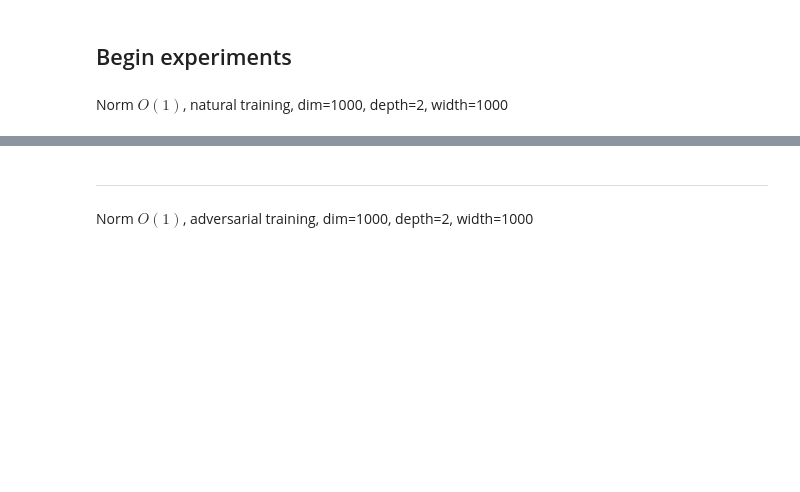
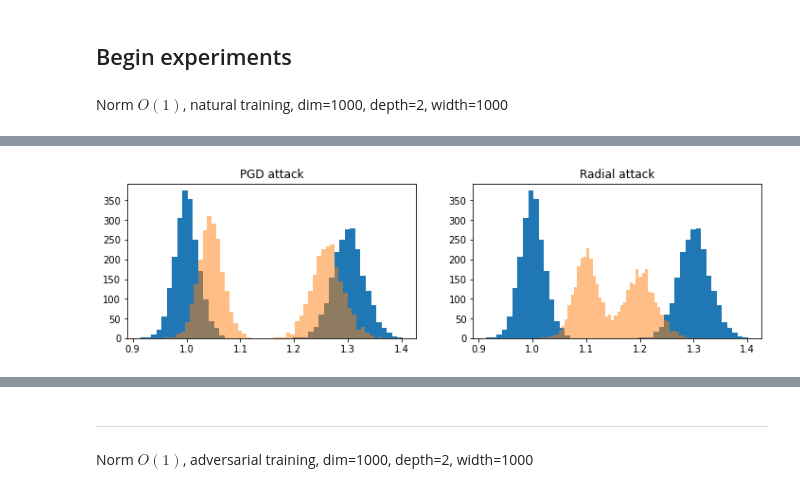
Before and after one commit to GilgameshxZero/adversarial-ntks, a Jupyter notebook: notebooks/adv-spheres/gaussian-nn.ipynb, the cells around one changed output, grey strips where cells are left out. Drawn from its saved outputs; the diff is of its cells as text; code cells hidden in the pictures; blank space fills up the shorter version.

```diff
--- a/notebooks/adv-spheres/gaussian-nn.ipynb
+++ b/notebooks/adv-spheres/gaussian-nn.ipynb
@@ -411,0 +419,14 @@ Wall time: 7.36 s
+# %%
+plt.figure(figsize=(12, 3))
+
+plt.subplot(1, 2, 1)
+plt.hist(np.linalg.norm(res["test_data"][0], ord=2, axis=-1), bins=50, label="x_test");
+plt.hist(np.linalg.norm(res["x_test_adv_pgd"], ord=2, axis=-1), bins=50, label="x_test_adv", alpha=0.5);
+plt.title(f"PGD attack");
+
+plt.subplot(1, 2, 2)
+plt.hist(np.linalg.norm(res["test_data"][0], ord=2, axis=-1), bins=50, label="x_test");
+plt.hist(np.linalg.norm(res["x_test_adv_rad"], ord=2, axis=-1), bins=50, label="x_test_adv", alpha=0.5);
+plt.title(f"Radial attack");
+# %% [output]
+[figure, added]
```
Also changed, not shown: parts of 20 cells of this notebook.
